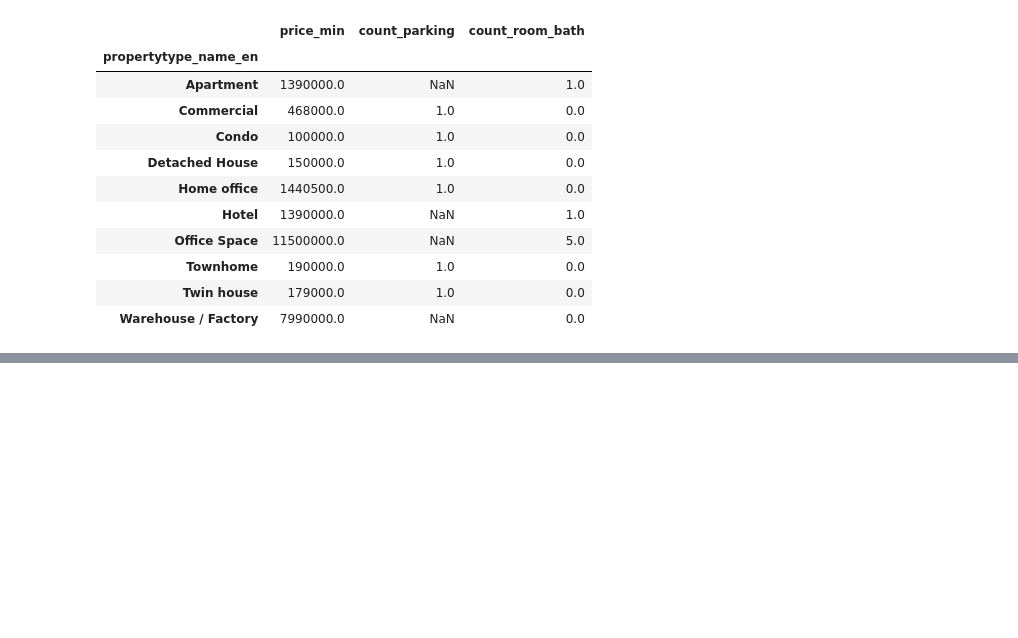
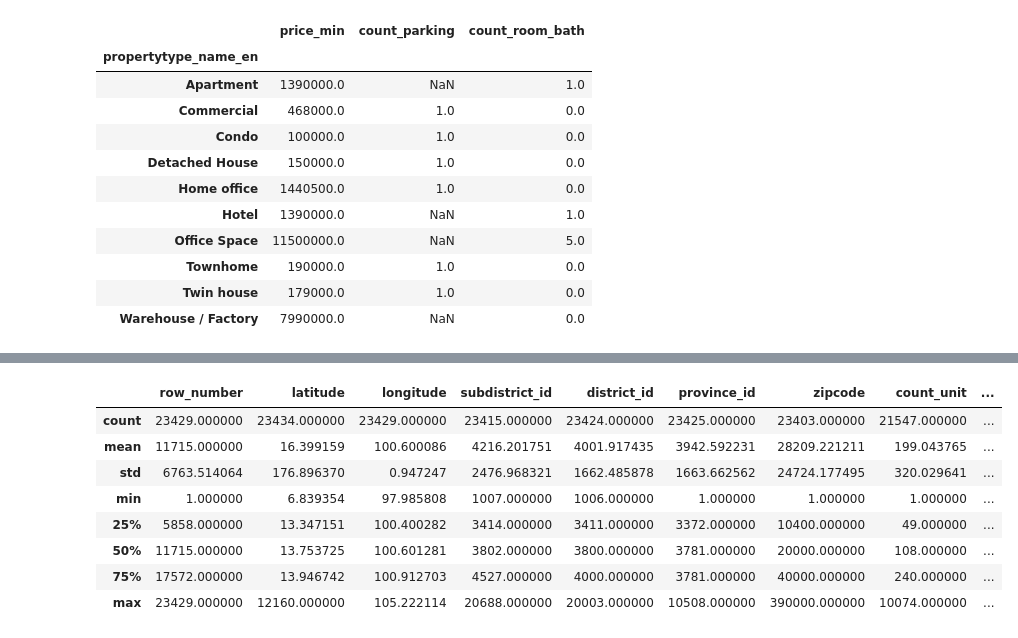
Before and after one commit to supatsara2002/BasicProg_DataViz65, a Jupyter notebook: pandas101.ipynb, the cells around one changed output, grey strips where cells are left out. Saved outputs shown, nothing was run; the diff lists cells and outputs as text; code cells hidden in the pictures; blank space fills up the shorter version.

```diff
--- a/pandas101.ipynb
+++ b/pandas101.ipynb
@@ -475,0 +568,12 @@ unit.groupby(['propertytype_name_en']).min()[['price_min','count_parking','count
+# %%
+project.describe()
+# %% [output]
+|  | row_number | latitude | longitude | subdistrict_id | district_id | province_id | zipcode | count_unit | ... |
+| count | 23429.000000 | 23434.000000 | 23429.000000 | 23415.000000 | 23424.000000 | 23425.000000 | 23403.000000 | 21547.000000 | ... |
+| mean | 11715.000000 | 16.399159 | 100.600086 | 4216.201751 | 4001.917435 | 3942.592231 | 28209.221211 | 199.043765 | ... |
+| std | 6763.514064 | 176.896370 | 0.947247 | 2476.968321 | 1662.485878 | 1663.662562 | 24724.177495 | 320.029641 | ... |
+| min | 1.000000 | 6.839354 | 97.985808 | 1007.000000 | 1006.000000 | 1.000000 | 1.000000 | 1.000000 | ... |
+| 25% | 5858.000000 | 13.347151 | 100.400282 | 3414.000000 | 3411.000000 | 3372.000000 | 10400.000000 | 49.000000 | ... |
+| 50% | 11715.000000 | 13.753725 | 100.601281 | 3802.000000 | 3800.000000 | 3781.000000 | 20000.000000 | 108.000000 | ... |
+| 75% | 17572.000000 | 13.946742 | 100.912703 | 4527.000000 | 4000.000000 | 3781.000000 | 40000.000000 | 240.000000 | ... |
+| max | 23429.000000 | 12160.000000 | 105.222114 | 20688.000000 | 20003.000000 | 10508.000000 | 390000.000000 | 10074.000000 | ... |
```
Also changed, not shown: parts of 40 cells of this notebook.
